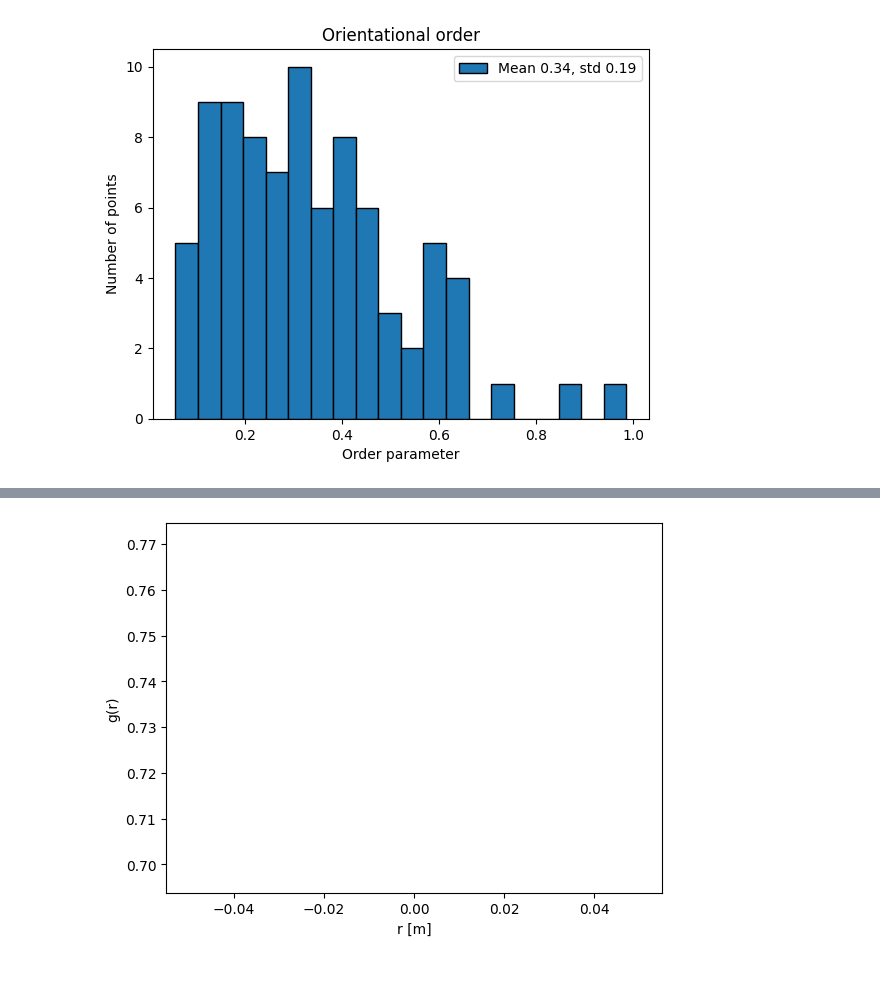
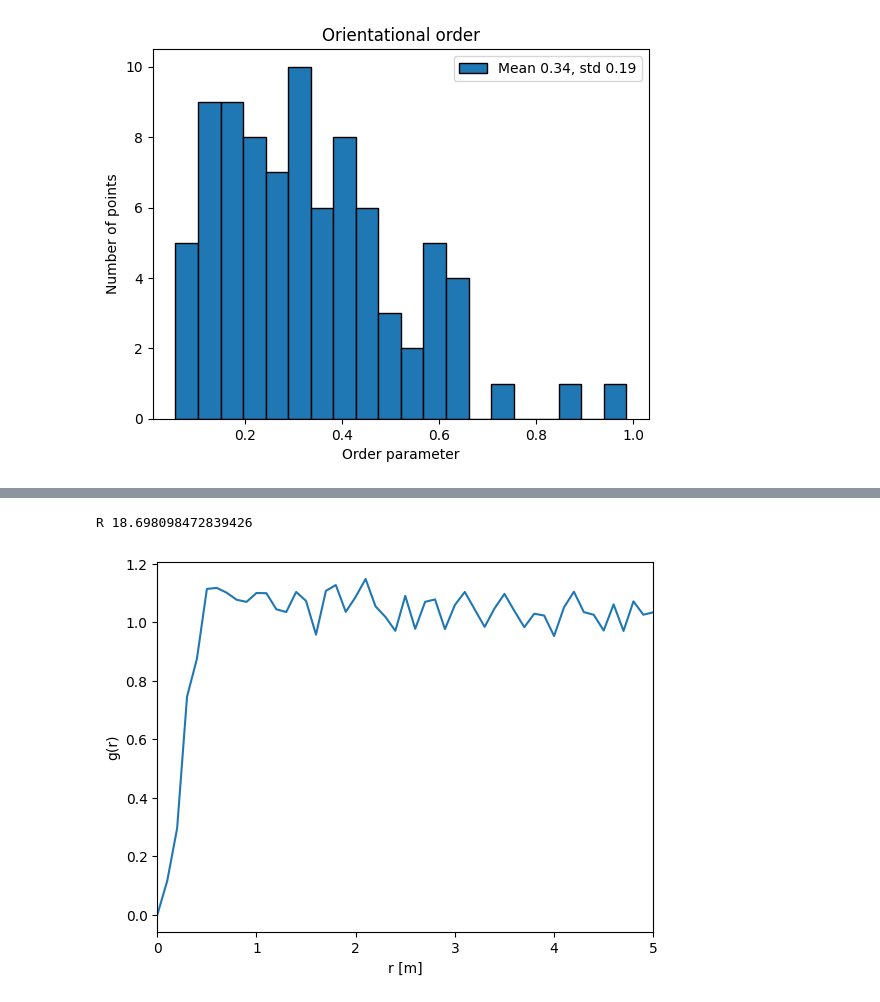
Before and after one commit to maria0026/solution_pipes_patterns, a Jupyter notebook: results.ipynb, the cells around one changed output, grey strips where cells are left out. Cells and saved outputs as stored; diff of their text form; code cells hidden in the pictures; blank space fills up the shorter version.

```diff
--- a/results.ipynb
+++ b/results.ipynb
@@ -20,8 +21,8 @@ hex_points = prepare_data.generate_hexagonal_grid(rows, cols, spacing)
 # Save to .dat file
 np.savetxt("data/hexagonal_points.dat", hex_points, fmt="%.6f", delimiter=" ")
 # %%
-data_path="new_data/hexagonal_points.dat"
-data_path_random="new_data/random_hexagonal_points.dat"
+data_path="new_data/write.dat"
+data_path_random="new_data/random_area2.dat"
 # %%
 import importlib
 importlib.reload(voronoi_analysis)
@@ -220,8 +237,14 @@ array([0.73418445])
+# %%
+dr=0.1
+g, weights, x, y, R_max =voronoi_analyser.radial_distribution(dr)
+# %% [output]
+R 18.698098472839426
 # %%
-plt.plot(g)
+x=np.arange(0, R_max, dr)
+plt.plot(x,g)
 plt.xlabel('r [m]')
 plt.ylabel('g(r)')
-#plt.xlim((0,40))
+plt.xlim((0,5))
 plt.show()
 # %% [output]
-[figure, old version]
+[figure, new version]
```
Also changed, not shown: parts of 19 cells of this notebook, 3 other files.
